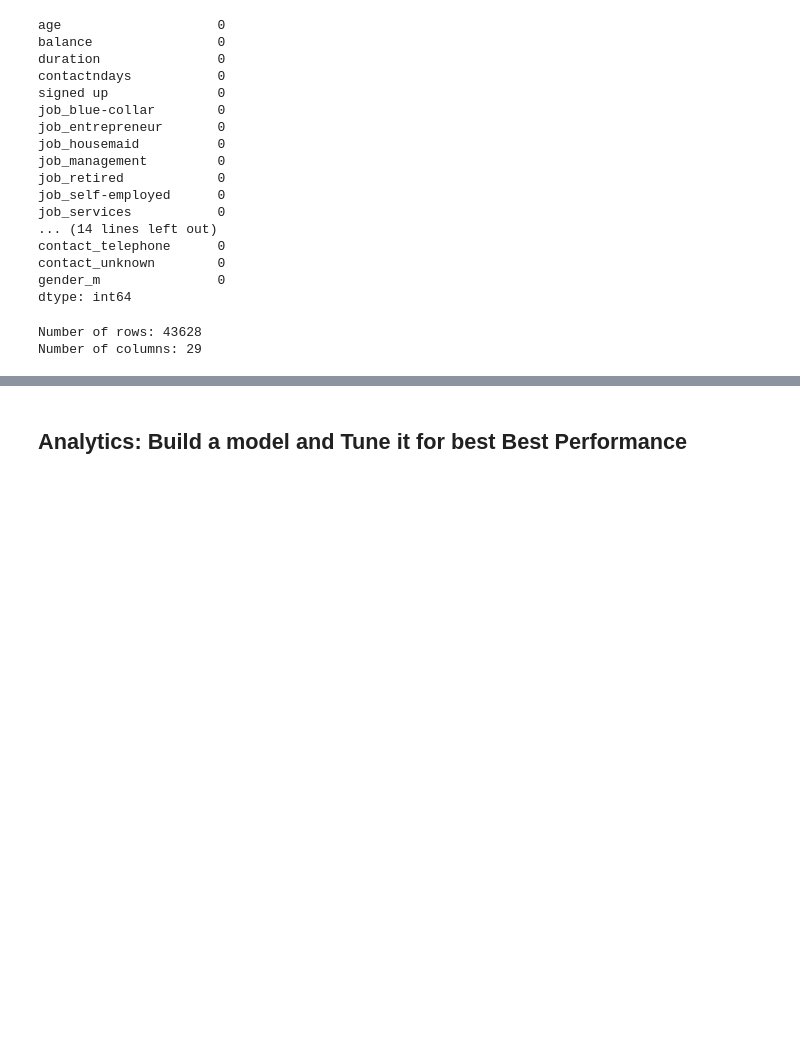
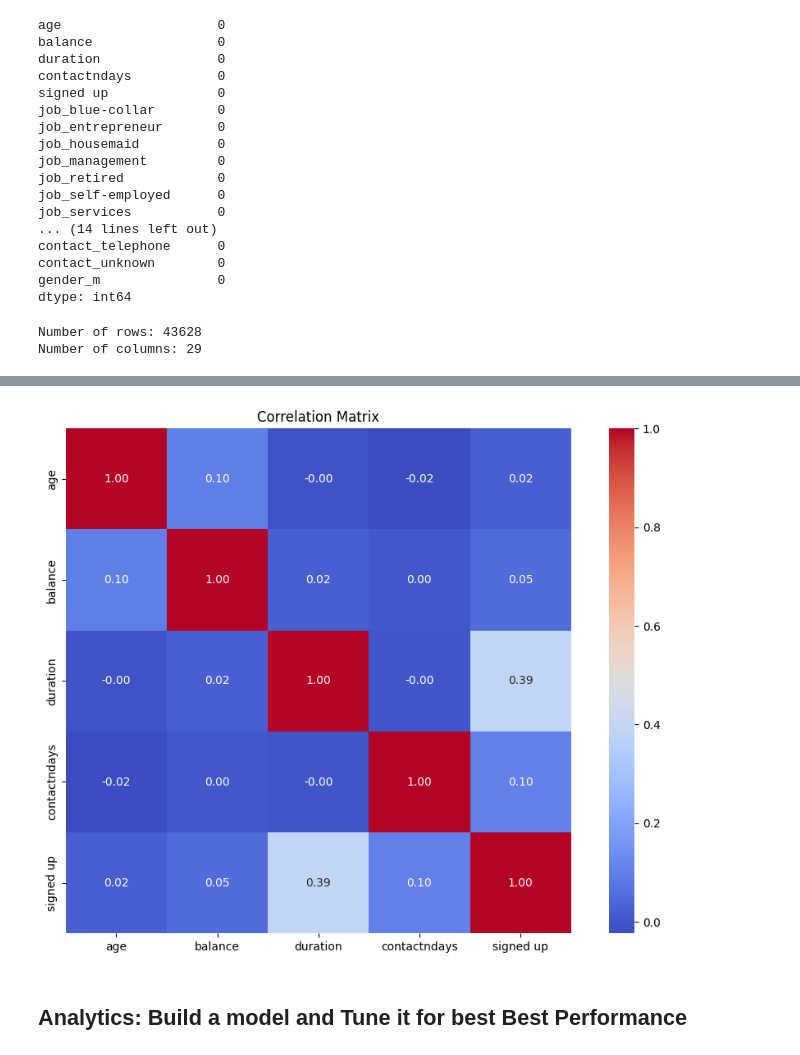
Before and after one commit to austingenova-mac/ds1001_final_AustinGenova, a Jupyter notebook: ds1001_final/notebooks/Final_Project_Notebook.ipynb, the cells around one changed output, grey strips where cells are left out. Cells and saved outputs as stored; diff of their text form; code cells hidden in the pictures; blank space fills up the shorter version.

```diff
--- a/ds1001_final/notebooks/Final_Project_Notebook.ipynb
+++ b/ds1001_final/notebooks/Final_Project_Notebook.ipynb
@@ -215,11 +213,14 @@ plt.show()
 # %%
 #Correlation matrix, make sure to only include numeric variables
-num_values = "xx".select_dtypes(include=['number'])
+num_values = df.select_dtypes(include=['number'])
 correlation_matrix = num_values.corr()
 plt.figure(figsize=(12, 8))
 sns.heatmap(correlation_matrix, annot=True, fmt='.2f', cmap='coolwarm', square=True)
 plt.title('Correlation Matrix')
+plt.savefig('matrix.png')
 plt.show()
+# %% [output]
+[figure, added]
 # %% [markdown]
 ## Analytics: Build a model and Tune it for best Best Performance
 # %%
```
Also changed, not shown: parts of 4 cells of this notebook.
